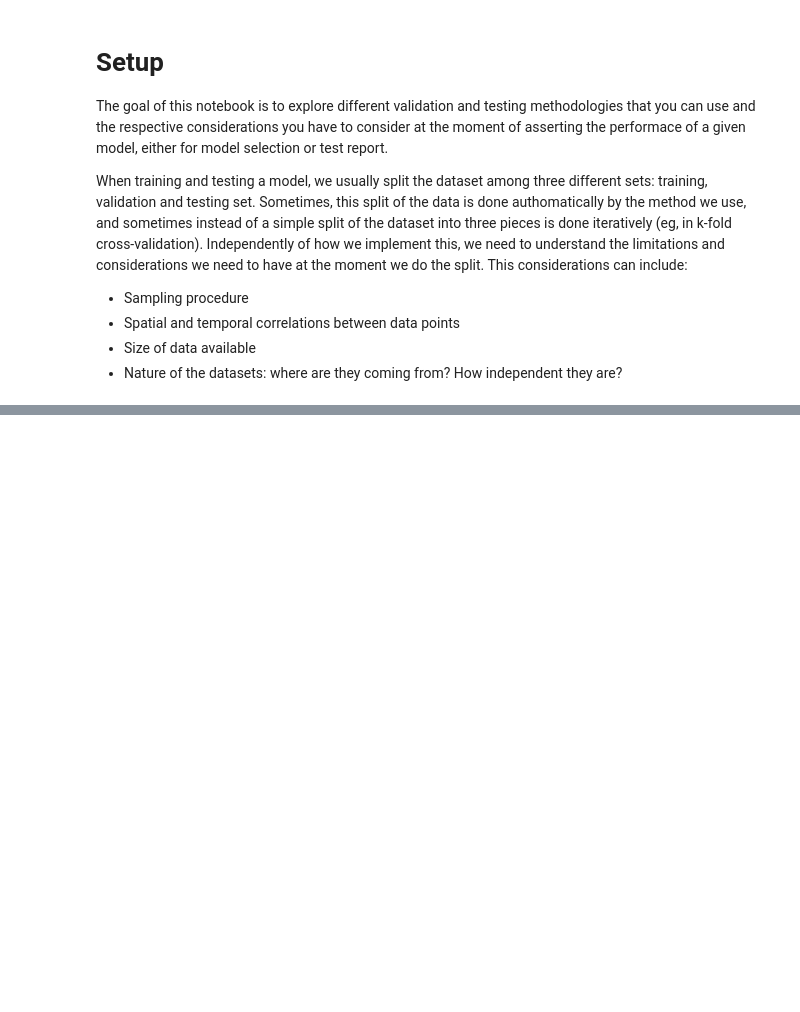
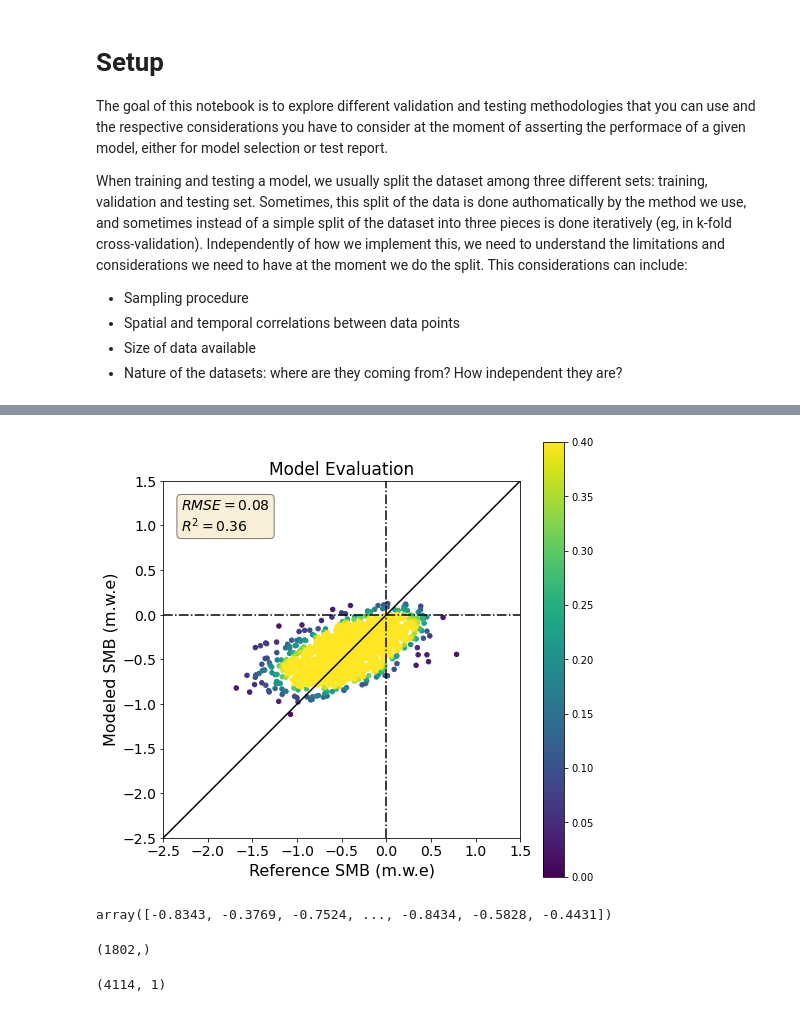
Before and after one commit to Machine-Learning-in-Glaciology-Workshop/Project_MB_Regression, a Jupyter notebook: 4_Validation.ipynb, the cells around one changed output, grey strips where cells are left out. Drawn from its saved outputs; the diff is of its cells as text; code cells hidden in the pictures; blank space fills up the shorter version.

Commit message:
Validation and testing with the Neural Network

```diff
--- a/4_Validation.ipynb
+++ b/4_Validation.ipynb
@@ -27,0 +65,2 @@ For an excellent introduction to cross-validation, as well as the different high
+# %%
+y_train_all = np.ravel(y_train_all)
@@ -27,0 +69,9 @@ For an excellent introduction to cross-validation, as well as the different high
+# %%
+reg_nn = MLPRegressor(hidden_layer_sizes=(10, 8, 5, 4),
+                      activation='relu',
+                      solver='adam',
+                      batch_size=50,
+                      max_iter=700,
+                      learning_rate='adaptive',
+                      shuffle=True,
+                      validation_fraction=0.1)
@@ -27,0 +80,12 @@ For an excellent introduction to cross-validation, as well as the different high
+# %%
+%%time
+clf = GridSearchCV(reg_nn, {'hidden_layer_sizes': [(10,8,5,4),(50,30,20,10), (30,20,10,5)],
+                               'batch_size': [50, 150]},
+                   cv=10,
+                   verbose=1,
+                   scoring="neg_mean_squared_error",
+                   n_jobs=4)
+clf.fit(X_train_all_scaled, y_train_all)
+
+print(clf.best_score_)
+print(clf.best_params_)
@@ -27,0 +180,16 @@ For an excellent introduction to cross-validation, as well as the different high
+# %%
+plot_prediction(y_train_all, reg_nn.predict(X_train_all_scaled), n_toplot=5000)
+# %% [output]
+[figure, added]
+# %%
+y_train_all
+# %% [output]
+array([-0.8343, -0.3769, -0.7524, ..., -0.8434, -0.5828, -0.4431])
+# %%
+y_train_all.shape
+# %% [output]
+(1802,)
+# %%
+y_test.shape
+# %% [output]
+(4114, 1)
```
Also changed, not shown: parts of 20 cells of this notebook.
